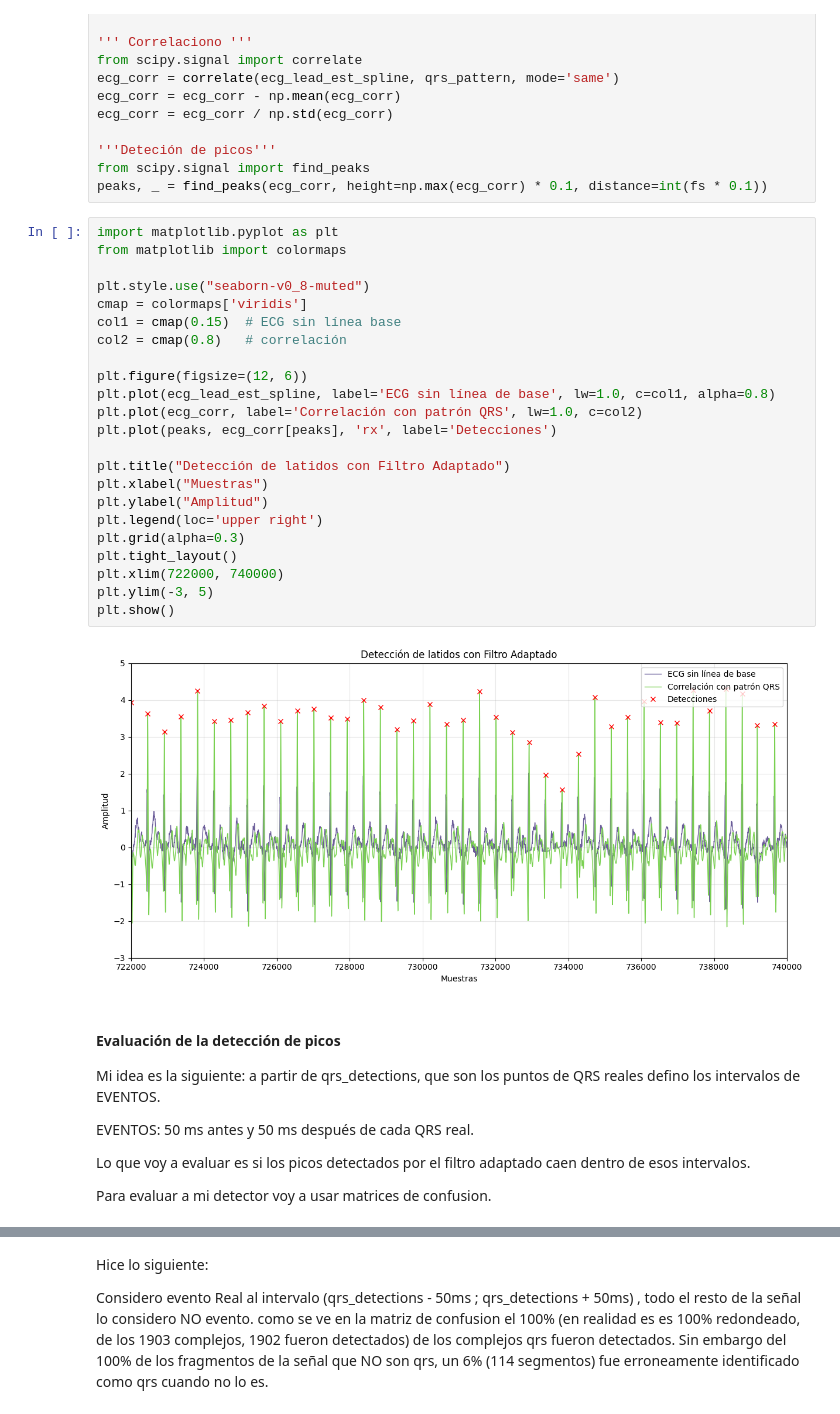
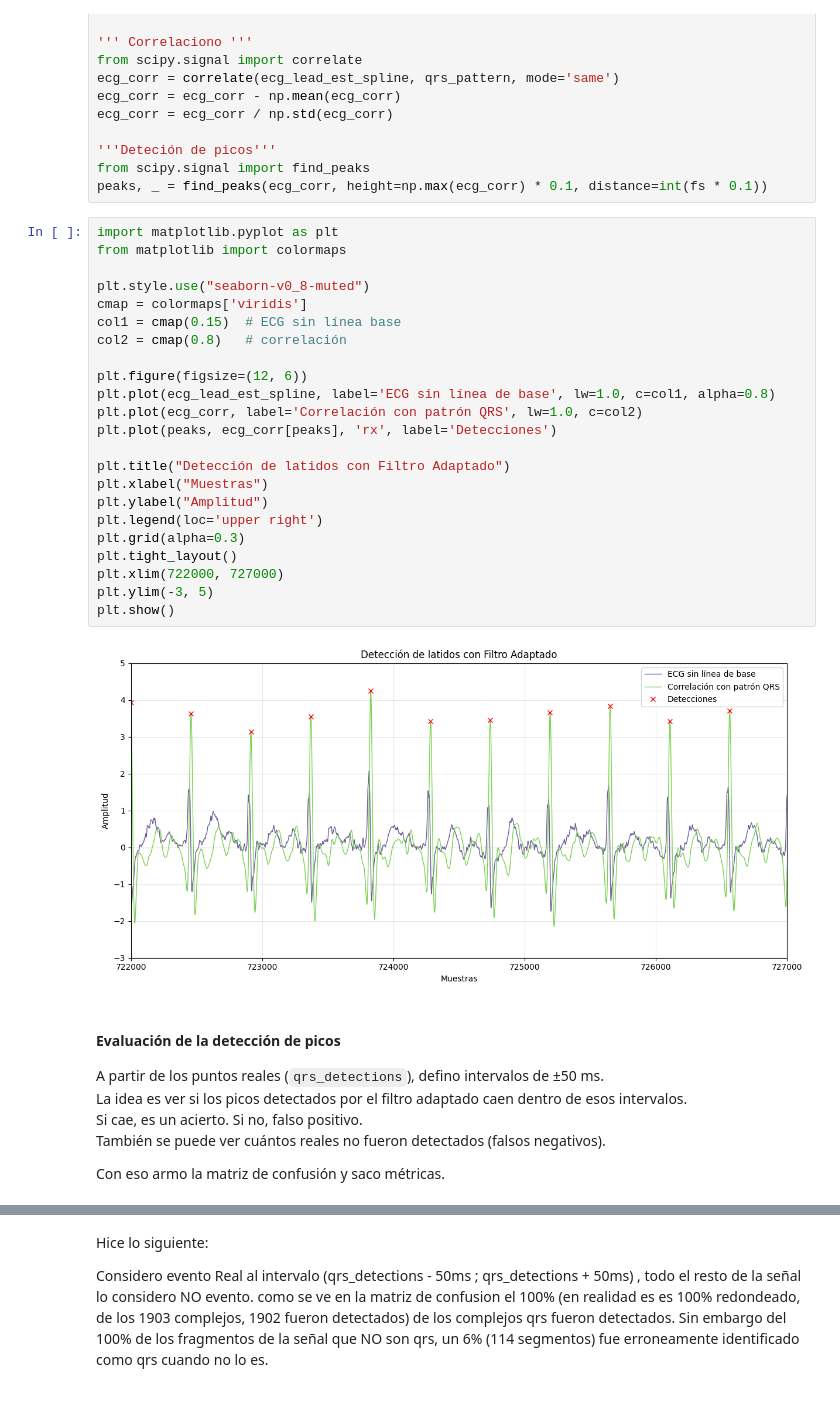
Before and after one commit to smithcamila2003/APS, a Jupyter notebook: TS8.ipynb, the cells around one changed output, grey strips where cells are left out. Cells and saved outputs as stored; diff of their text form.

```diff
--- a/TS8.ipynb
+++ b/TS8.ipynb
@@ -286,39 +312,37 @@ peaks, _ = find_peaks(ecg_corr, height=np.max(ecg_corr) * 0.1, distance=int(fs *
 # %%
 import matplotlib.pyplot as plt
 from matplotlib import colormaps
 
 plt.style.use("seaborn-v0_8-muted")
 cmap = colormaps['viridis']
 col1 = cmap(0.15)  # ECG sin línea base
 col2 = cmap(0.8)   # correlación
 
 plt.figure(figsize=(12, 6))
 plt.plot(ecg_lead_est_spline, label='ECG sin línea de base', lw=1.0, c=col1, alpha=0.8)
 plt.plot(ecg_corr, label='Correlación con patrón QRS', lw=1.0, c=col2)
 plt.plot(peaks, ecg_corr[peaks], 'rx', label='Detecciones')
 
 plt.title("Detección de latidos con Filtro Adaptado")
 plt.xlabel("Muestras")
 plt.ylabel("Amplitud")
 plt.legend(loc='upper right')
 plt.grid(alpha=0.3)
 plt.tight_layout()
-plt.xlim(722000, 740000)
+plt.xlim(722000, 727000)
 plt.ylim(-3, 5)
 plt.show()
 # %% [output]
-[figure, old version]
+[figure, new version]
 # %% [markdown]
 #### Evaluación de la detección de picos
-Mi idea es la siguiente: a partir de qrs_detections, que son los puntos de QRS reales
-defino los intervalos de EVENTOS.
 
-EVENTOS: 50 ms antes y 50 ms después de cada QRS real.
+A partir de los puntos reales (`qrs_detections`), defino intervalos de ±50 ms.
+La idea es ver si los picos detectados por el filtro adaptado caen dentro de esos intervalos.
+Si cae, es un acierto. Si no, falso positivo.
+También se puede ver cuántos reales no fueron detectados (falsos negativos).
 
-Lo que voy a evaluar es si los picos detectados por el filtro adaptado
-caen dentro de esos intervalos.
-
-Para evaluar a mi detector voy a usar matrices de confusion.
+Con eso armo la matriz de confusión y saco métricas.
 # %%
 import numpy as np
 from sklearn.metrics import confusion_matrix
```
Also changed, not shown: parts of 15 cells of this notebook.
